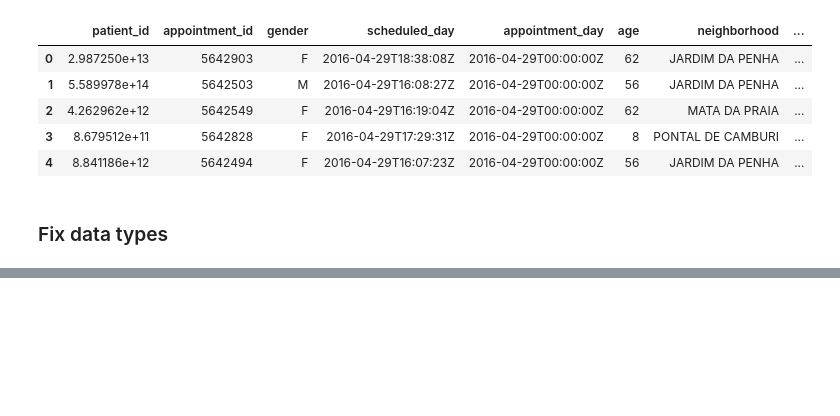
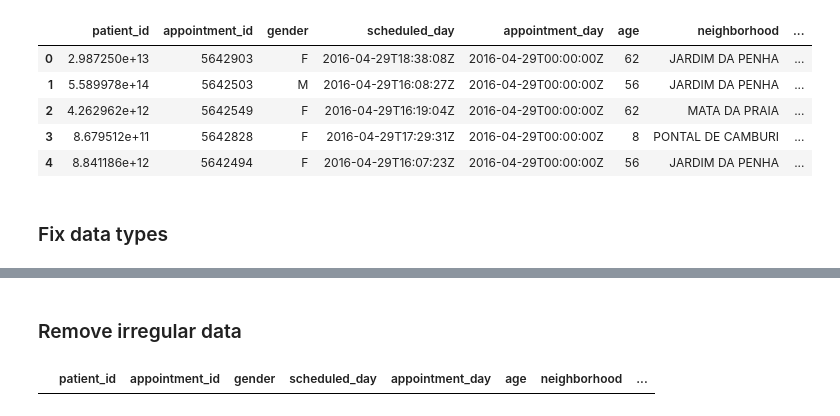
Before and after one commit to mhadjiantonis/missed_doc_apptmnts, a Jupyter notebook: missed_doc_apptmnt.ipynb, the cells around one changed output, grey strips where cells are left out. Drawn from its saved outputs; the diff is of its cells as text; code cells hidden in the pictures; blank space fills up the shorter version.

Commit message:
feat: Remove irregular data
 Removed data rows that had negative age.

```diff
--- a/missed_doc_apptmnt.ipynb
+++ b/missed_doc_apptmnt.ipynb
@@ -193,3 +197,11 @@ df_doc_apps.head()
 | 2 | 4262962299951 | 5642549 | F | 2016-04-29 16:19:04+00:00 | 2016-04-29 00:00:00+00:00 | 62 | MATA DA PRAIA | ... |
 | 3 | 867951213174 | 5642828 | F | 2016-04-29 17:29:31+00:00 | 2016-04-29 00:00:00+00:00 | 8 | PONTAL DE CAMBURI | ... |
 | 4 | 8841186448183 | 5642494 | F | 2016-04-29 16:07:23+00:00 | 2016-04-29 00:00:00+00:00 | 56 | JARDIM DA PENHA | ... |
+# %% [markdown]
+### Remove irregular data
+# %%
+df_doc_apps.drop(index = df_doc_apps.query('age == -1').index, inplace = True)
+# %%
+df_doc_apps.query('age == -1')
+# %% [output]
+|  | patient_id | appointment_id | gender | scheduled_day | appointment_day | age | neighborhood | ... |
```
Also changed, not shown: parts of 2 cells of this notebook.
